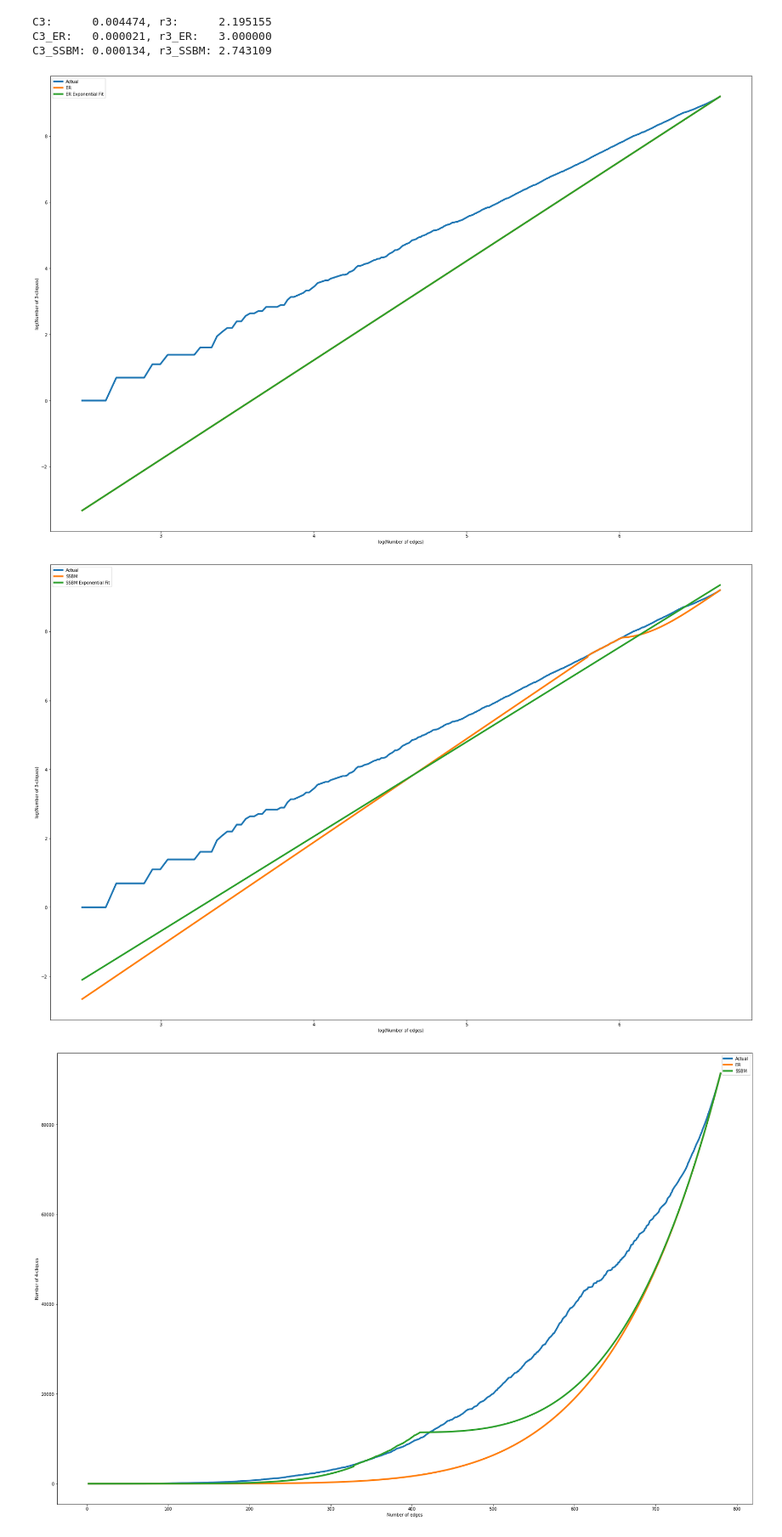
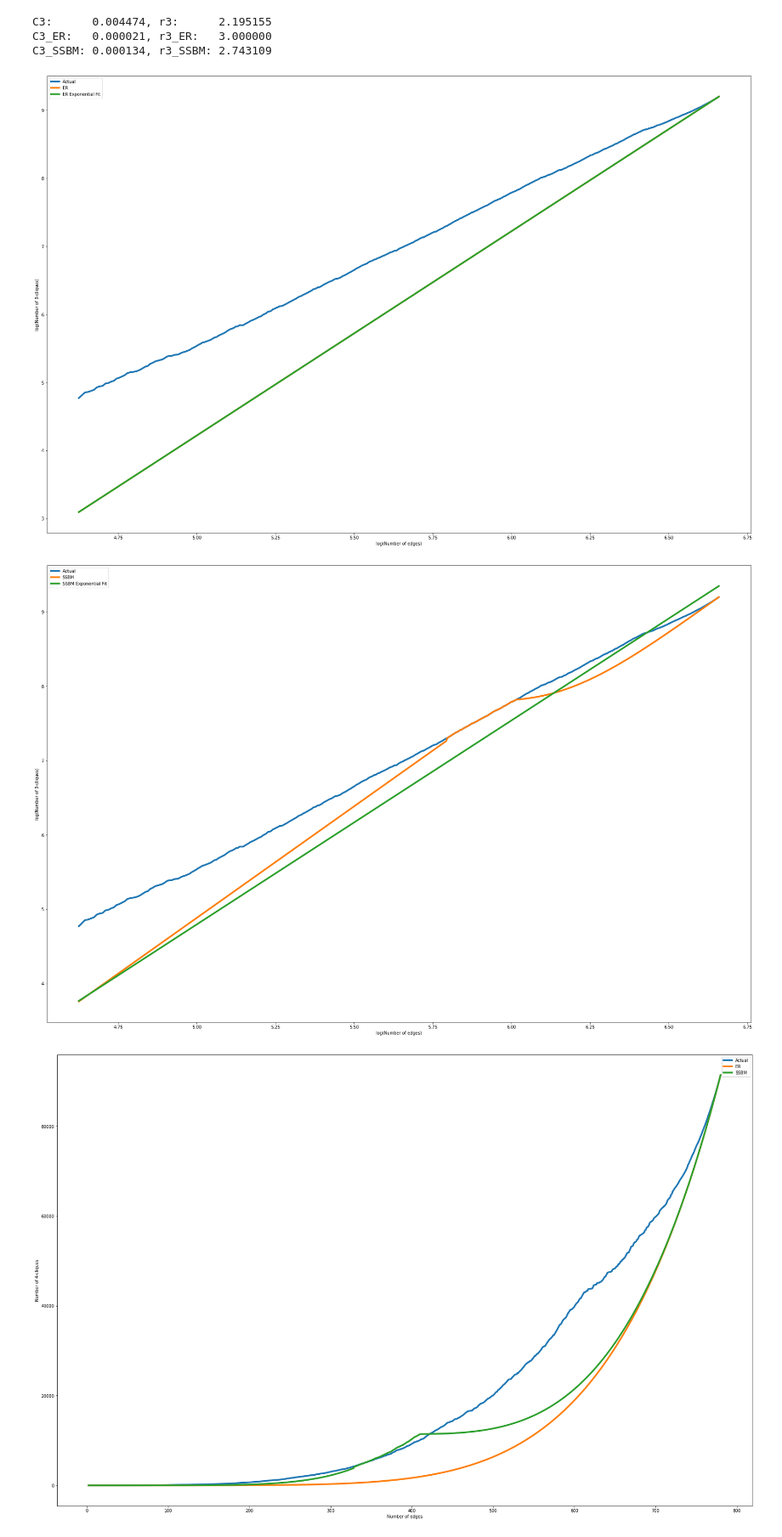
Before and after one commit to Aurathic/amsc420-project-2, a Jupyter notebook: project2/1_Random_graph_model_testing.ipynb, the cells around one changed output. Shown: that part at 85% size. Saved outputs shown, nothing was run; the diff lists cells and outputs as text; code cells hidden in the pictures.

```diff
--- a/project2/1_Random_graph_model_testing.ipynb
+++ b/project2/1_Random_graph_model_testing.ipynb
@@ -32,7 +32,9 @@ print(E[:10])
 from collections import Counter
 q3, q4, ER3, ER4, SSBM3, SSBM4 = [], [], [], [], [], []
 a_list, b_list = [], []
+p1_list, p2_list = [], []
 
+debug_P = True
 num_3_4_cliques = Counter()
 G_sub = nx.Graph()
 u, v, _ = E[0]
@@ -59,9 +61,14 @@ for k in range(1,len(E)):
     # the Modified Constrained Moment Matching Algorithm 2. Compute
     # the estimated number of 3-cliques and 4-cliques (under the SSBM
     # model), say SSBM 3(k) and SSBM 4(k);
-    a, b = ssbm_a_b_CMM(num_nodes, num_edges, num_3_4_cliques[3])
+    if debug_P:
+        a, b, P1, P2 = ssbm_a_b_CMM(num_nodes, num_edges, num_3_4_cliques[3], output_P=True)
+    else:
+        a, b = ssbm_a_b_CMM(num_nodes, num_edges, num_3_4_cliques[3], output_P=False)
+
     a_list.append(a)
     b_list.append(b)
+
     SSBM3.append(ssbm_estimated_q_cliques(3, num_nodes, a, b))
     SSBM4.append(ssbm_estimated_q_cliques(4, num_nodes, a, b))
 
@@ -126,7 +132,8 @@ plt.savefig("images/3_clique_er_ssbm.png")
 # %%
 from scipy.stats import linregress
 
-log_transform = lambda vals: list(map(np.log,vals[discard_first_n:]))
+log_transform = lambda vals, discard_first_n=discard_first_n: \
+    list(map(np.log,vals[discard_first_n:]))
 
 def exponential_fit_coefficients(vals, discard_first_n):
     vals_log = log_transform(vals)
@@ -157,11 +164,11 @@ C3_SSBM: 0.000134, r3_SSBM: 2.743109
 # %%
 # 4. Plot log(q3), log(ER3) and log(C3,ER) + r3,ERlog(k) on same figure over
 # the range of k utilized to estimate the exponent.
-k_discard_first_n = list(map(np.log,k[discard_first_n:]))
+k_log = log_transform(k)
 plt.figure(figsize=(30,20))
-plt.plot(k_discard_first_n, log_transform(q3), linewidth=4, label="Actual")
-plt.plot(k_discard_first_n, log_transform(ER3), linewidth=4, label="ER")
-plt.plot(k_discard_first_n, exponential_fit(C3_ER, r3_ER, discard_first_n),
+plt.plot(k_log, log_transform(q3), linewidth=4, label="Actual")
+plt.plot(k_log, log_transform(ER3), linewidth=4, label="ER")
+plt.plot(k_log, exponential_fit(C3_ER, r3_ER, discard_first_n),
          linewidth=4, label="ER Exponential Fit")
 plt.xlabel("log(Number of edges)")
 # TODO: Add exponential fit for the true data
@@ -169,21 +176,21 @@ plt.ylabel("log(Number of 3-cliques)")
 plt.legend()
 plt.savefig("images/log_3_clique_er.png")
 # %% [output]
-[figure, old version]
+[figure, new version]
 # %%
 # 5. Plot log(q3), log(SSBM 3) and log(C3,SSBM ) + r3,SSBM log(k) on same
 # figure over the range of k utilized to estimate the exponent.
 plt.figure(figsize=(30,20))
-plt.plot(k_discard_first_n, log_transform(q3), linewidth=4, label="Actual")
-plt.plot(k_discard_first_n, log_transform(SSBM3), linewidth=4, label="SSBM")
-plt.plot(k_discard_first_n, exponential_fit(C3_SSBM, r3_SSBM, discard_first_n),
+plt.plot(k_log, log_transform(q3), linewidth=4, label="Actual")
+plt.plot(k_log, log_transform(SSBM3), linewidth=4, label="SSBM")
+plt.plot(k_log, exponential_fit(C3_SSBM, r3_SSBM, discard_first_n),
          linewidth=4, label="SSBM Exponential Fit")
 plt.xlabel("log(Number of edges)")
 plt.ylabel("log(Number of 3-cliques)")
 plt.legend()
 plt.savefig("images/log_3_clique_ssbm.png")
 # %% [output]
-[figure, old version]
+[figure, new version]
 # %%
 # 6. Plot q4, ER4 and SSBM 4 on the same plot. Estimate the exponent r
 # from the power law y(k) ∼ Ckr by a linear fit in the log-log plot, after you
```
Also changed, not shown: parts of 8 cells of this notebook, 3 other files.
